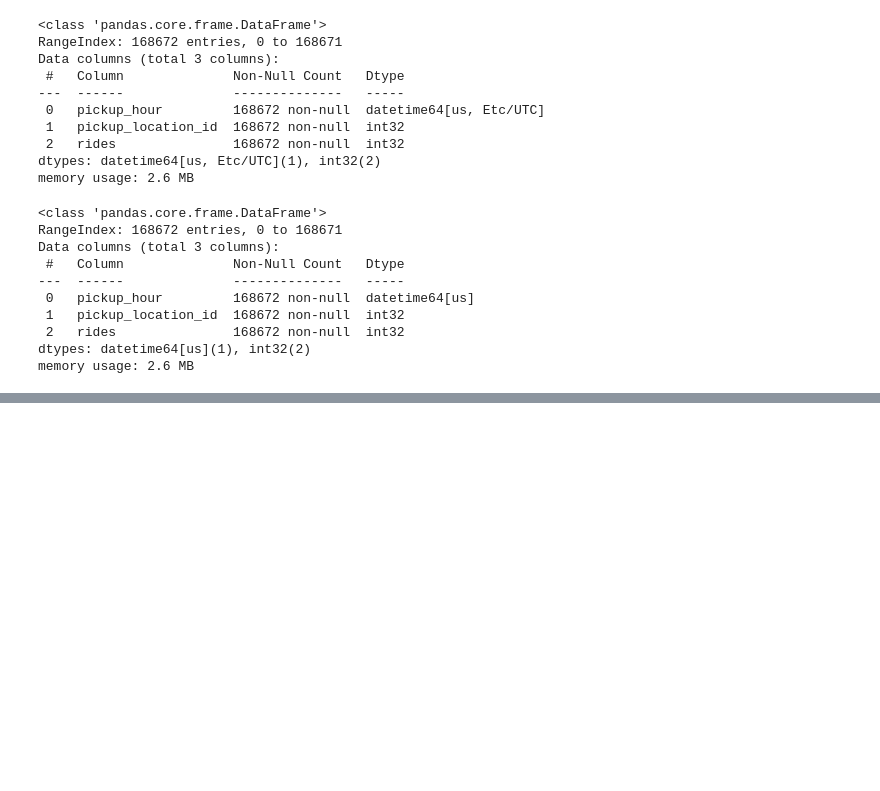
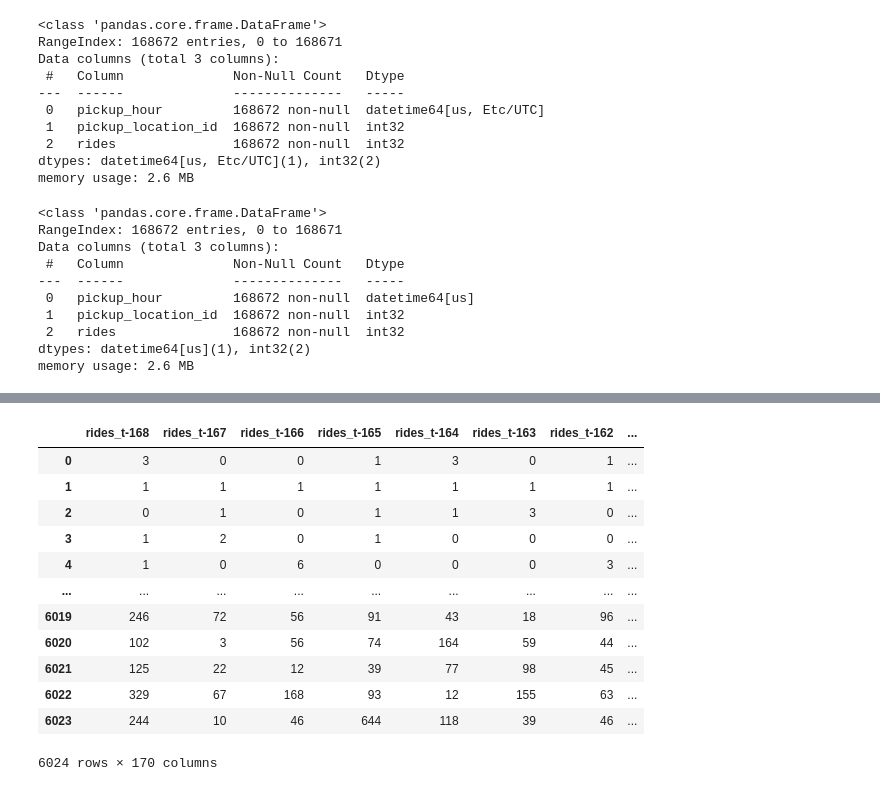
Before and after one commit to LohithVattikuti/ny_taxi_project, a Jupyter notebook: notebooks/15_predict_using_hopsworks_model.ipynb, the cells around one changed output, grey strips where cells are left out. Drawn from its saved outputs; the diff is of its cells as text; code cells hidden in the pictures; blank space fills up the shorter version.

```diff
--- a/notebooks/15_predict_using_hopsworks_model.ipynb
+++ b/notebooks/15_predict_using_hopsworks_model.ipynb
@@ -206,5 +145,62 @@ NameError: name 'features' is not defined
 # %%
-from src.inference import load_batch_of_features_from_store
+from src.inference import load_batch_of_features_from_store, get_feature_store
+import pandas as pd
+from datetime import timedelta
+import src.config as config
+
+# Get current date and feature store
 current_date = pd.Timestamp.now(tz='Etc/UTC')
-features = load_batch_of_features_from_store(current_date)
+feature_store = get_feature_store()
+
+try:
+    # Step 1: Get raw data
+    fetch_data_to = current_date - timedelta(hours=1)
+    fetch_data_from = current_date - timedelta(days=14)  # Reduced to 14 days
+
+    feature_view = feature_store.get_feature_view(
+        name=config.FEATURE_VIEW_NAME,
+        version=config.FEATURE_VIEW_VERSION
+    )
+
+    # Step 2: Fetch and prepare data
+    ts_data = feature_view.get_batch_data(
+        start_time=fetch_data_from,
+        end_time=fetch_data_to
+    )
+
+    # Step 3: Analyze data availability
+    location_data_counts = ts_data.groupby('pickup_location_id').size()
+    min_records = location_data_counts.min()
+    print(f"Minimum records per location: {min_records}")
+
+    # Step 4: Calculate optimal window size
+    optimal_window = min(24 * 7, int(min_records * 0.8))  # Use 80% of minimum records or 7 days
+    optimal_step = max(1, optimal_window // 24)  # Ensure at least 24 steps
+
+    print(f"\nOptimized parameters:")
+    print(f"Window size: {optimal_window} hours ({optimal_window/24:.1f} days)")
+    print(f"Step size: {optimal_step} hours")
+
+    # Step 5: Transform with optimized parameters
+    from src.data_utils import transform_ts_data_info_features
+    features = transform_ts_data_info_features(
+        ts_data,
+        window_size=optimal_window,
+        step_size=optimal_step
+    )
+
+    print(f"\nFeatures generated successfully:")
+    print(f"Shape: {features.shape}")
+    print(f"Locations: {features['pickup_location_id'].nunique()}")
+
+except Exception as e:
+    print(f"Error: {str(e)}")
+    print("\nDebug Information:")
+    if 'ts_data' in locals():
+        print(f"Data shape: {ts_data.shape}")
+        print(f"Date range: {ts_data.pickup_hour.min()} to {ts_data.pickup_hour.max()}")
+    features = None
+
+# Return the features
+features
 # %% [output]
@@ -221,3 +224,16 @@ Skipping location_id 109: Not enough data to create even one window.
+|  | rides_t-168 | rides_t-167 | rides_t-166 | rides_t-165 | rides_t-164 | rides_t-163 | rides_t-162 | ... |
+| 0 | 3 | 0 | 0 | 1 | 3 | 0 | 1 | ... |
+| 1 | 1 | 1 | 1 | 1 | 1 | 1 | 1 | ... |
+| 2 | 0 | 1 | 0 | 1 | 1 | 3 | 0 | ... |
+| 3 | 1 | 2 | 0 | 1 | 0 | 0 | 0 | ... |
+| 4 | 1 | 0 | 6 | 0 | 0 | 0 | 3 | ... |
+| ... | ... | ... | ... | ... | ... | ... | ... | ... |
+| 6019 | 246 | 72 | 56 | 91 | 43 | 18 | 96 | ... |
+| 6020 | 102 | 3 | 56 | 74 | 164 | 59 | 44 | ... |
+| 6021 | 125 | 22 | 12 | 39 | 77 | 98 | 45 | ... |
+| 6022 | 329 | 67 | 168 | 93 | 12 | 155 | 63 | ... |
+| 6023 | 244 | 10 | 46 | 644 | 118 | 39 | 46 | ... |
+6024 rows × 170 columns
 # %%
 current_date
 # %% [output]
```
Also changed, not shown: parts of 10 cells of this notebook, 3 other files.
